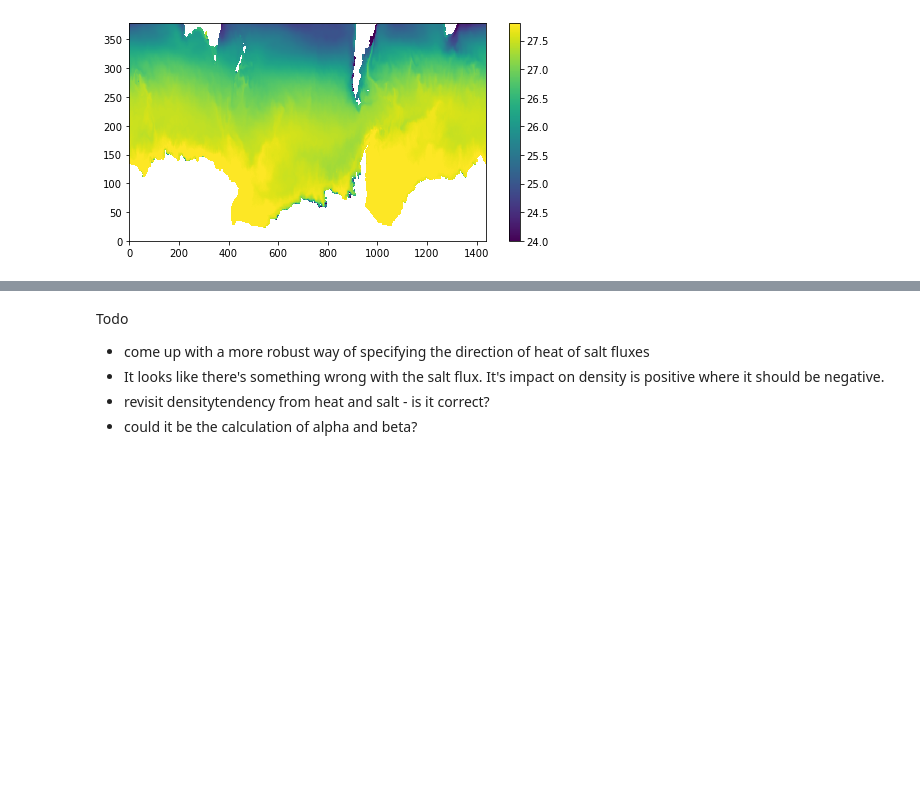
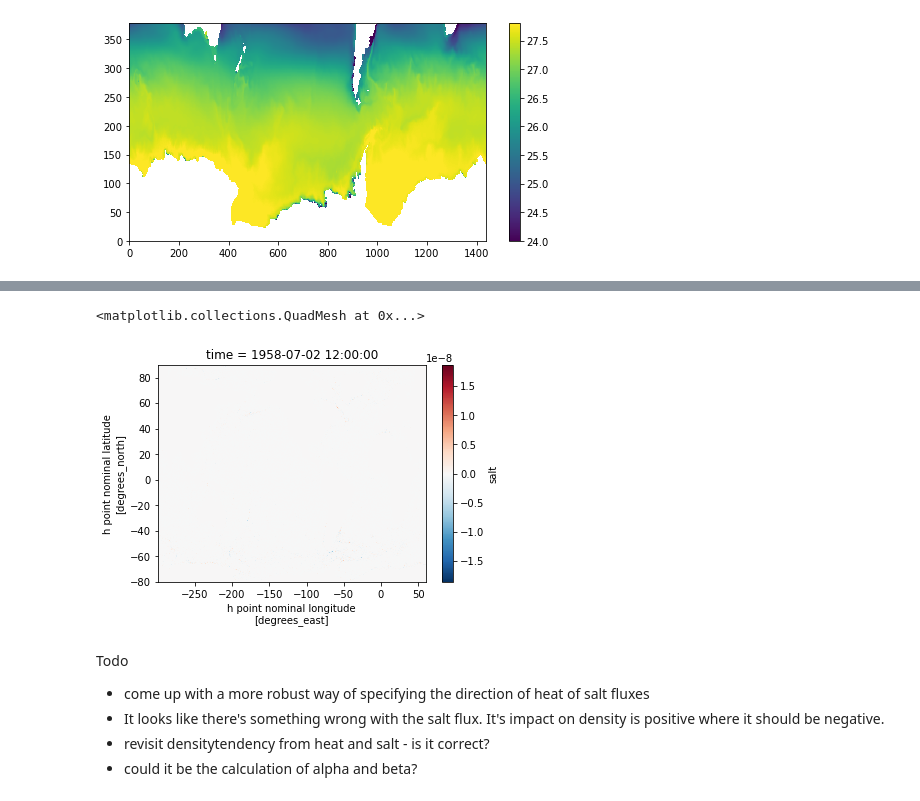
Before and after one commit to gmacgilchrist/so_decadal_variability, a Jupyter notebook: notebooks/so_decadal-variability_OM4-JRA.ipynb, the cells around one changed output, grey strips where cells are left out. Drawn from its saved outputs; the diff is of its cells as text; code cells hidden in the pictures; blank space fills up the shorter version.

```diff
--- a/notebooks/so_decadal-variability_OM4-JRA.ipynb
+++ b/notebooks/so_decadal-variability_OM4-JRA.ipynb
@@ -131,3 +185,8 @@ plt.colorbar(im,ax=ax)
+# %%
+(lhs['salt']-rhs['salt']).isel(time=0).sum('z_l').plot()
+# %% [output]
+<matplotlib.collections.QuadMesh at 0x...>
+[figure, added]
 # %%
 # Define a short function to calculate the tendency
 # of the locally-referenced potential density
```
Also changed, not shown: parts of 15 cells of this notebook.
